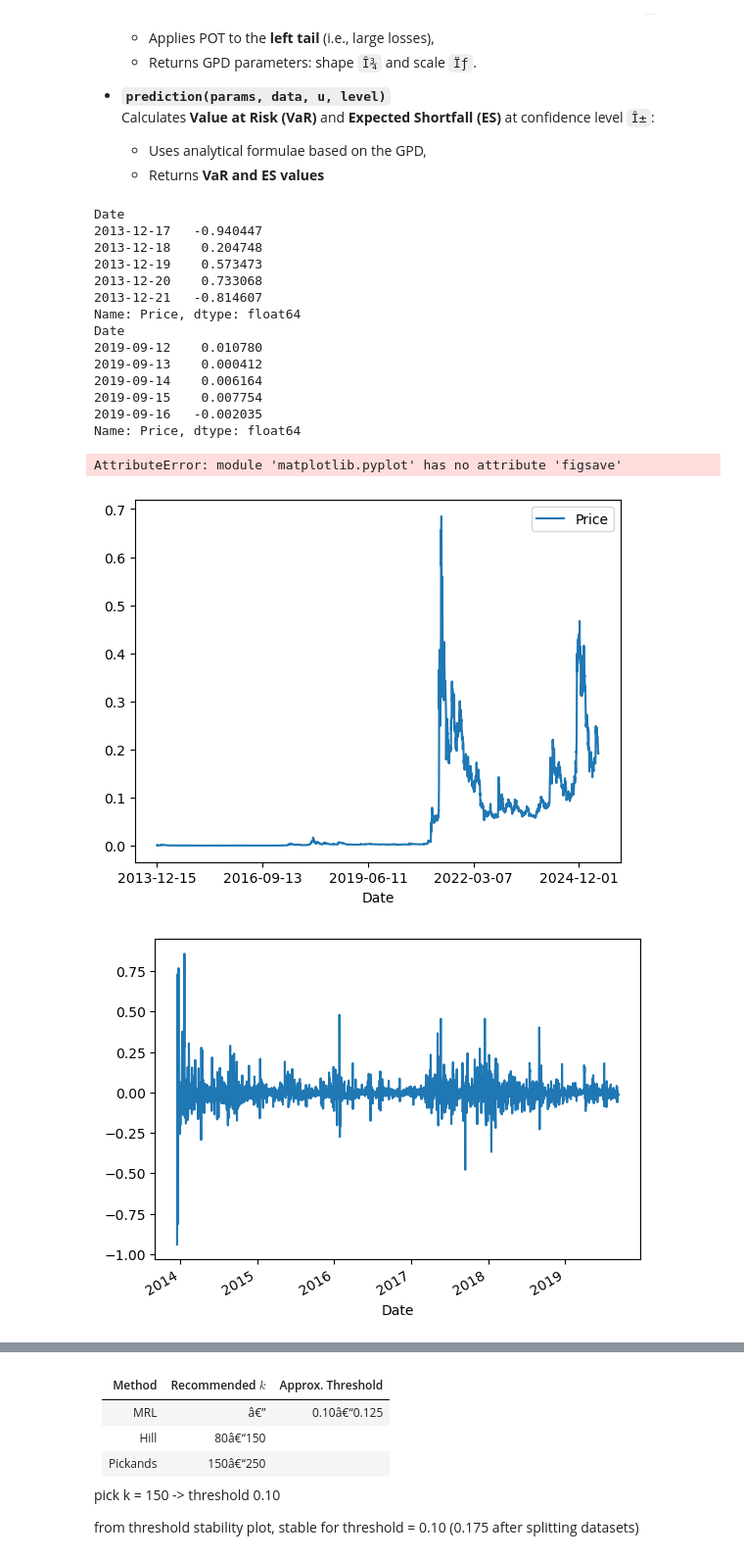
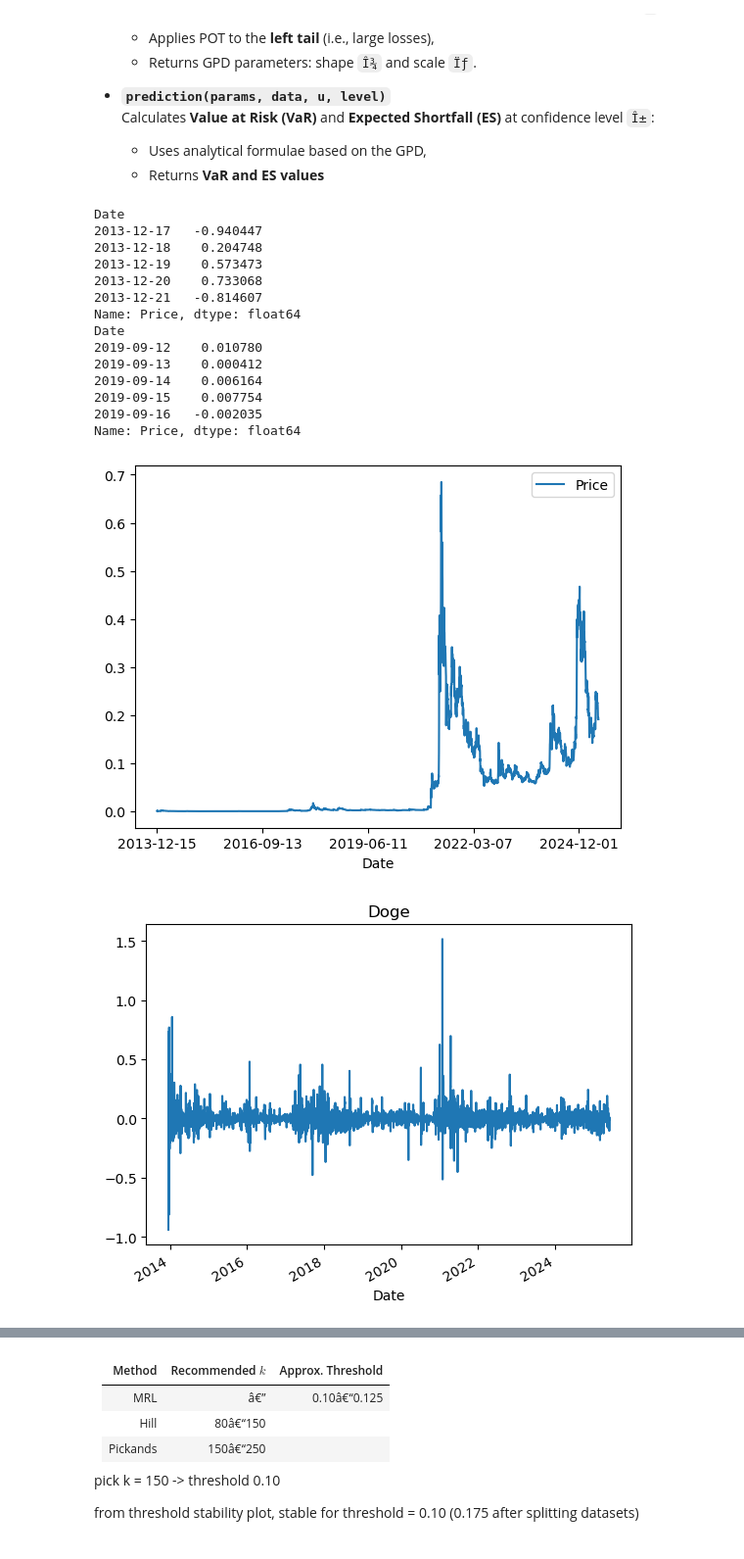
Before and after one commit to Scott-Yap/M2R_EVT, a Jupyter notebook: garch_model/GARCH_DOGE.ipynb, the cells around one changed output, grey strips where cells are left out. Shown at 98% size. Cells and saved outputs as stored; diff of their text form; code cells hidden in the pictures.

Commit message:
pictures and final doge version

```diff
--- a/garch_model/GARCH_DOGE.ipynb
+++ b/garch_model/GARCH_DOGE.ipynb
@@ -133,12 +133,8 @@ backtest_data = full_data.iloc[split:]
 print(log_doge_returns.head())
 print(backtest_data.head())
 plt.figure()
-log_doge_returns.plot(label="log returns")
-plt.figsave("Doge log returns: first half")
-plt.figure()
-backtest_data.plot()
-plt.figsave("Doge log returns: second half")
-
+full_data.plot()
+plt.title("Doge")
 
 def hill_estimator(data, k):
     log_data = np.log(data[:k])
@@ -151,7 +147,12 @@ def pickands_estimator(data, k):
 
 def threshold_picking(data0):
     data = -data0[data0 < 0]
-    pyx.plot_mean_residual_life(data)
+
+    fig, axes = plt.subplots(1, 3, figsize=(18,5))
+    plt.subplots_adjust(wspace=0.3)
+
+    pyx.plot_mean_residual_life(data, ax=axes[0])
+    axes[0].set_title("Mean Residual Life Plot")
 
     # Mean residual life plot plots average excess value over given threshold for a series of thresholds.
     # The idea is that the mean residual life plot should be approximately linear above a threshold for
@@ -159,26 +160,27 @@ def threshold_picking(data0):
 
     datas = np.sort(data)[::-1]
     k_values = range(4, len(datas)//2)
-
     hill_estimates = [hill_estimator(datas, k) for k in k_values]
-    plt.figure(figsize=(10,6))
-    plt.plot(k_values, hill_estimates, 'b-')
-    plt.xlabel("k_values")
-    plt.ylabel("hill estimates")
+    axes[1].plot(k_values, hill_estimates, 'b-')
+    axes[1].set_xlabel("k_values")
+    axes[1].set_ylabel("hill estimates")
+    axes[1].set_title("Hill Plot")
 
     pickands_estimates = [pickands_estimator(datas, k) for k in k_values]
-    plt.figure(figsize=(10,6))
-    plt.plot(k_values, pickands_estimates, 'r-', label="Pickands' Î¾")
-    plt.xlabel("k_values")
-    plt.ylabel("pickands' estimates")
+    axes[2].plot(k_values, pickands_estimates, 'r-', label="Pickands' ξ")
+    axes[2].set_xlabel("k_values")
+    axes[2].set_ylabel("Pickands Estimates")
+    axes[2].set_title("Pickands' Plot")
+    axes[2].legend()
 
     # Parameter stability plot shows how shape and modified scale parameters of the Generalized
     # Pareto Distribution change over a range of threshold values. The idea is that these parameters
     # should be stable (vary by small amount) within a range of valid thresholds.
 
-    pyx.plot_parameter_stability(data)
-    plt.title("Parameter stability plot")
+    pyx.plot_parameter_stability(data0, thresholds=np.linspace(0.01, 0.25, 100))
+    plt.title("Parameter stability plots", pad=120)
     plt.show()
+
     return datas
 
 def modeling(data0, u):
@@ -197,35 +199,34 @@ def modeling(data0, u):
 
 def prediction(params, data, u, level):
     xi = params[0]
     sig = params[1]
     data = -data
     p = level
     n_total = len(data)
     n_exceed = len([i for i in data if i > u])
     F_u = n_exceed / n_total # probability of exceeding the threshold u
     print("Violation ratio: ", F_u)
     p_u = F_u / p
     VaR = u + (sig / xi) * (p_u ** xi - 1)
     ES = ES = (VaR + (sig - xi * u)/xi) / (1 - xi)
     return -VaR, -ES
 # %% [output]
 Date
 2013-12-17   -0.940447
 2013-12-18    0.204748
 2013-12-19    0.573473
 2013-12-20    0.733068
 2013-12-21   -0.814607
 Name: Price, dtype: float64
 Date
 2019-09-12    0.010780
 2019-09-13    0.000412
 2019-09-14    0.006164
 2019-09-15    0.007754
 2019-09-16   -0.002035
 Name: Price, dtype: float64
-AttributeError: module 'matplotlib.pyplot' has no attribute 'figsave'
 [figure]
-[figure, old version]
+[figure, new version]
 # %%
 sorted_static_doge = threshold_picking(log_doge_returns)
 # %% [output]
```
Also changed, not shown: parts of 4 cells of this notebook, 25 other files.
